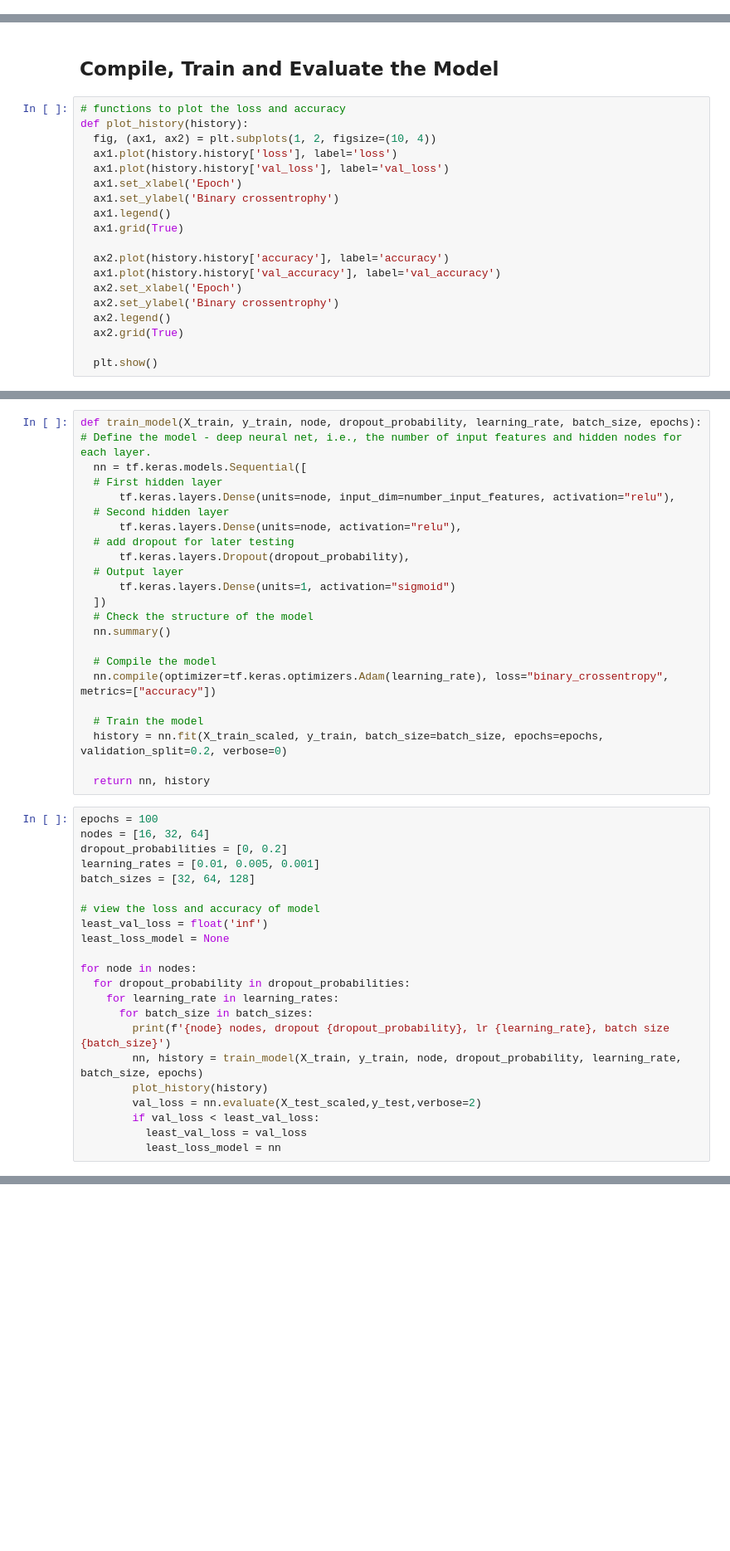
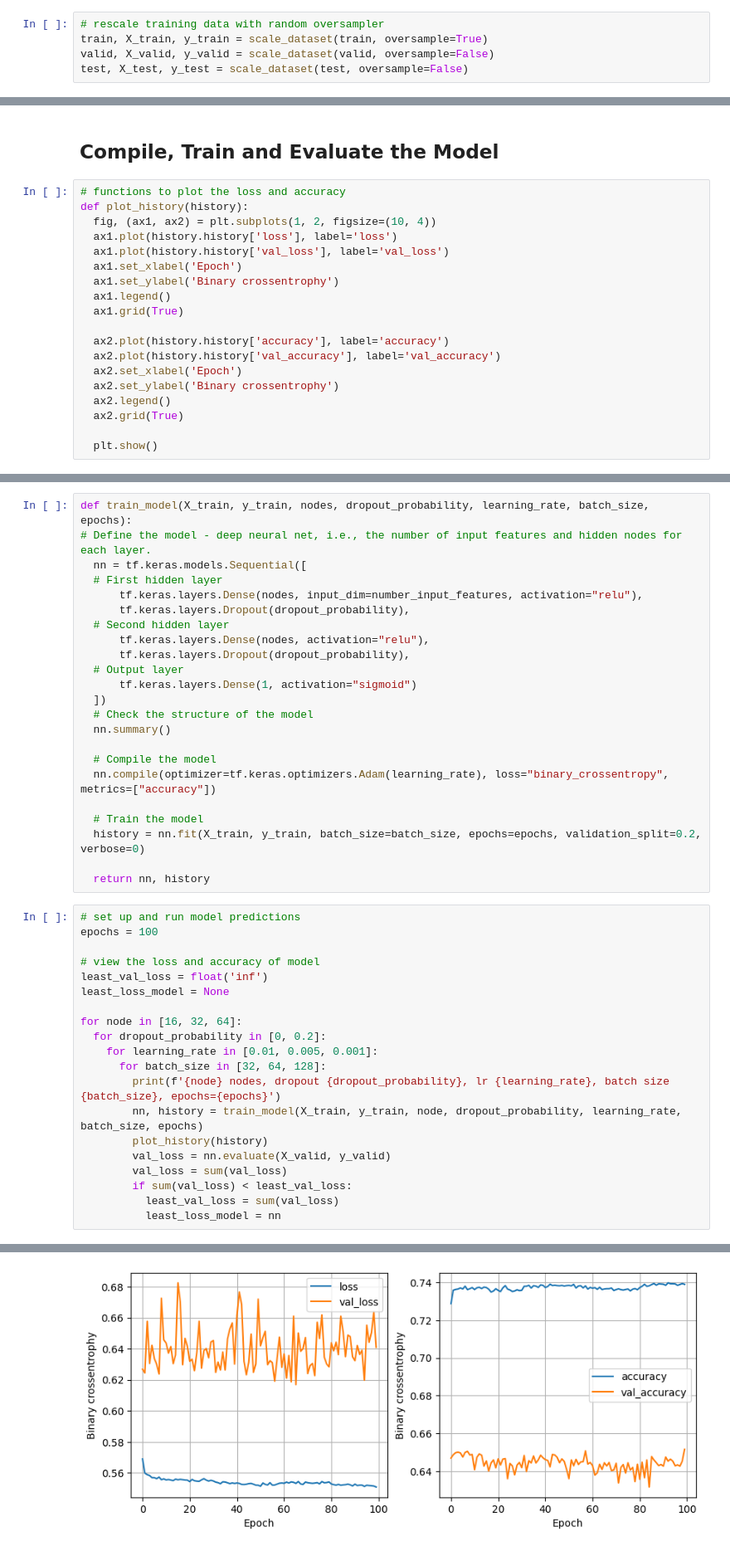
Before and after one commit to mugsiemx/deep-learning-challenge, a Jupyter notebook: AlphabetSoupCharity_Optimization_take1.ipynb, the cells around one changed output, grey strips where cells are left out. Shown at 83% size. Cells and saved outputs as stored; diff of their text form; blank space fills up the shorter version.

```diff
--- a/AlphabetSoupCharity_Optimization_take1.ipynb
+++ b/AlphabetSoupCharity_Optimization_take1.ipynb
@@ -617,0 +604,5 @@ train
+# %%
+# rescale training data with random oversampler
+train, X_train, y_train = scale_dataset(train, oversample=True)
+valid, X_valid, y_valid = scale_dataset(valid, oversample=False)
+test, X_test, y_test = scale_dataset(test, oversample=False)
@@ -629,7 +625,7 @@ def plot_history(history):
   ax1.grid(True)
 
   ax2.plot(history.history['accuracy'], label='accuracy')
-  ax1.plot(history.history['val_accuracy'], label='val_accuracy')
+  ax2.plot(history.history['val_accuracy'], label='val_accuracy')
   ax2.set_xlabel('Epoch')
   ax2.set_ylabel('Binary crossentrophy')
   ax2.legend()
@@ -644,15 +638,15 @@ number_input_features = len(X_train[0])
 # %%
-def train_model(X_train, y_train, node, dropout_probability, learning_rate, batch_size, epochs):
+def train_model(X_train, y_train, nodes, dropout_probability, learning_rate, batch_size, epochs):
 # Define the model - deep neural net, i.e., the number of input features and hidden nodes for each layer.
   nn = tf.keras.models.Sequential([
   # First hidden layer
-      tf.keras.layers.Dense(units=node, input_dim=number_input_features, activation="relu"),
+      tf.keras.layers.Dense(nodes, input_dim=number_input_features, activation="relu"),
+      tf.keras.layers.Dropout(dropout_probability),
   # Second hidden layer
-      tf.keras.layers.Dense(units=node, activation="relu"),
-  # add dropout for later testing
+      tf.keras.layers.Dense(nodes, activation="relu"),
       tf.keras.layers.Dropout(dropout_probability),
   # Output layer
-      tf.keras.layers.Dense(units=1, activation="sigmoid")
+      tf.keras.layers.Dense(1, activation="sigmoid")
   ])
   # Check the structure of the model
   nn.summary()
@@ -661,28 +655,27 @@ def train_model(X_train, y_train, node, dropout_probability, learning_rate, batc
   nn.compile(optimizer=tf.keras.optimizers.Adam(learning_rate), loss="binary_crossentropy", metrics=["accuracy"])
 
   # Train the model
-  history = nn.fit(X_train_scaled, y_train, batch_size=batch_size, epochs=epochs, validation_split=0.2, verbose=0)
+  history = nn.fit(X_train, y_train, batch_size=batch_size, epochs=epochs, validation_split=0.2, verbose=0)
 
   return nn, history
 # %%
+# set up and run model predictions
 epochs = 100
-nodes = [16, 32, 64]
-dropout_probabilities = [0, 0.2]
-learning_rates = [0.01, 0.005, 0.001]
-batch_sizes = [32, 64, 128]
 
 # view the loss and accuracy of model
 least_val_loss = float('inf')
 least_loss_model = None
 
-for node in nodes:
-  for dropout_probability in dropout_probabilities:
-    for learning_rate in learning_rates:
-      for batch_size in batch_sizes:
-        print(f'{node} nodes, dropout {dropout_probability}, lr {learning_rate}, batch size {batch_size}')
+for node in [16, 32, 64]:
+  for dropout_probability in [0, 0.2]:
+    for learning_rate in [0.01, 0.005, 0.001]:
+      for batch_size in [32, 64, 128]:
+        print(f'{node} nodes, dropout {dropout_probability}, lr {learning_rate}, batch size {batch_size}, epochs={epochs}')
         nn, history = train_model(X_train, y_train, node, dropout_probability, learning_rate, batch_size, epochs)
         plot_history(history)
-        val_loss = nn.evaluate(X_test_scaled,y_test,verbose=2)
-        if val_loss < least_val_loss:
-          least_val_loss = val_loss
+        val_loss = nn.evaluate(X_valid, y_valid)
+        val_loss = sum(val_loss)
+        if sum(val_loss) < least_val_loss:
+          least_val_loss = sum(val_loss)
           least_loss_model = nn
+# %% [output]
@@ -688,0 +702 @@ for node in nodes:
+[figure, added]
```
Also changed, not shown: parts of 13 cells of this notebook.
